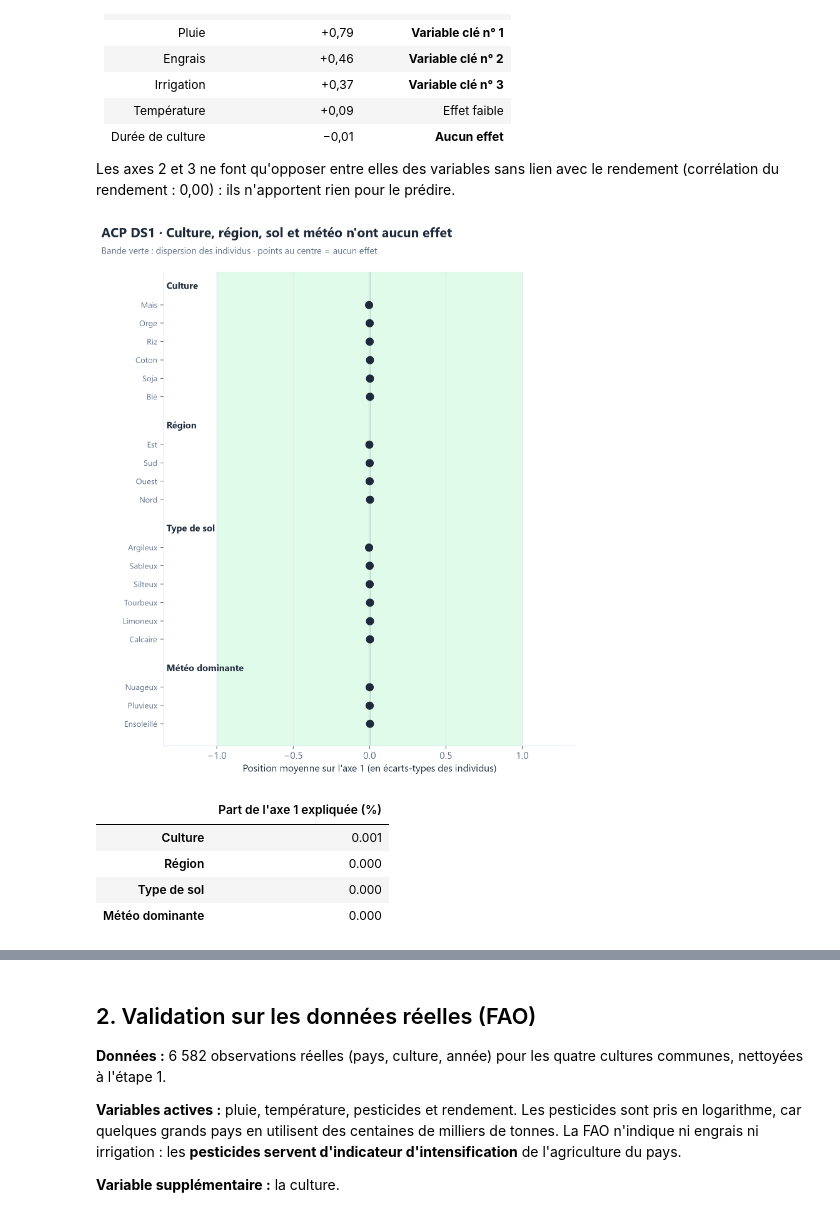
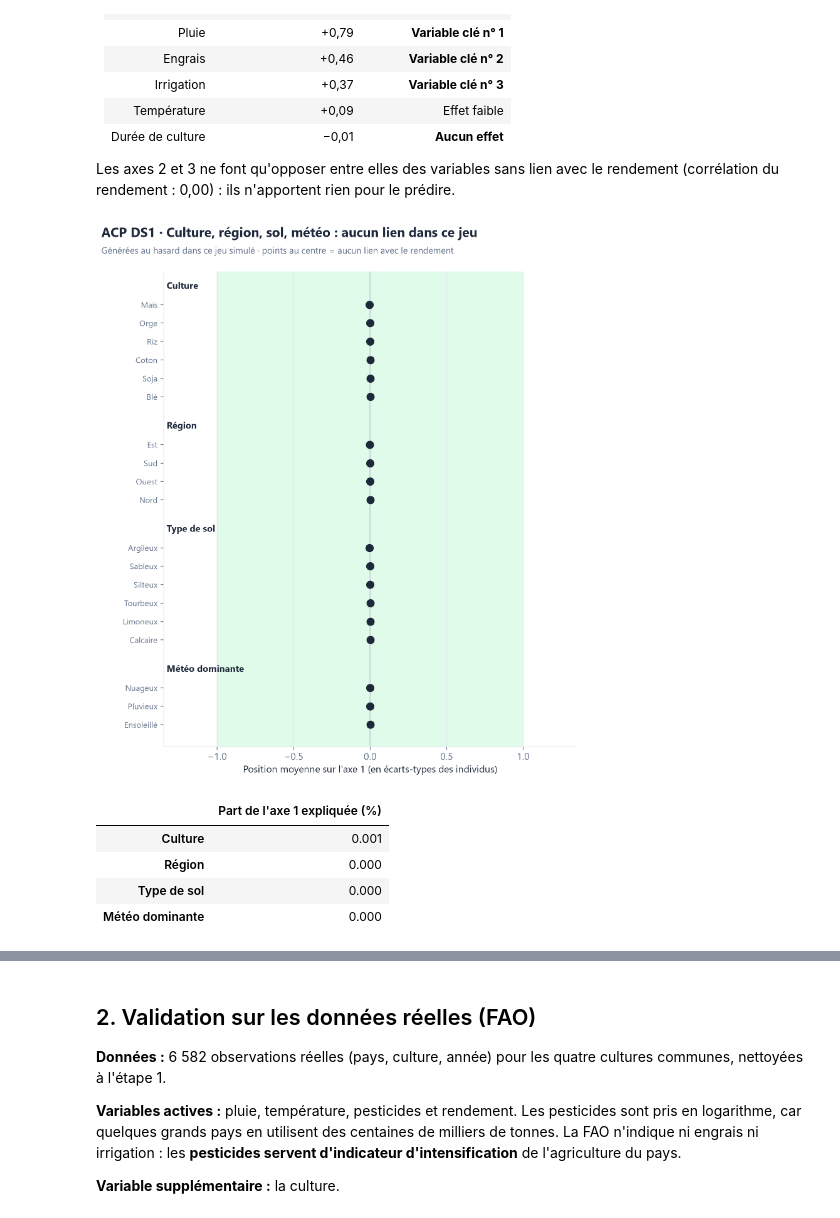
Before and after one commit to JoseBravo26/P11_agritech, a Jupyter notebook: notebooks/03_acp.ipynb, the cells around one changed output, grey strips where cells are left out. Cells and saved outputs as stored; diff of their text form; code cells hidden in the pictures.

Commit message:
Rapport et ACP : nuancer les variables non retenues (propriété du jeu simulé, limites de l'ACP, sol)

```diff
--- a/notebooks/03_acp.ipynb
+++ b/notebooks/03_acp.ipynb
@@ -90,13 +95,14 @@ res1.correlations.iloc[:, :3].rename(index=acp.LIBELLES)
 
 Les axes 2 et 3 ne font qu'opposer entre elles des variables sans lien avec le rendement (corrélation du rendement : 0,00) : ils n'apportent rien pour le prédire.
 # %%
-acp.fig_qualitatives(res1, "ACP DS1 · Culture, région, sol et météo n'ont aucun effet",
-                     acp.SORTIE / "04_ds1_qualitatives.png")
+acp.fig_qualitatives(res1, "ACP DS1 · Culture, région, sol, météo : aucun lien dans ce jeu",
+                     acp.SORTIE / "04_ds1_qualitatives.png",
+                     "Générées au hasard dans ce jeu simulé · points au centre = aucun lien avec le rendement")
 display(Image(acp.SORTIE / "04_ds1_qualitatives.png", width=680))
 (res1.eta2_pct[["F1"]].rename(columns={"F1": "Part de l'axe 1 expliquée (%)"})
  .rename(index=acp.LIBELLES).round(4))
 # %% [output]
-[figure, old version]
+[figure, new version]
 |  | Part de l'axe 1 expliquée (%) |
 | Culture | 0.001 |
 | Région | 0.000 |
```
Also changed, not shown: parts of 4 cells of this notebook, 6 other files.
